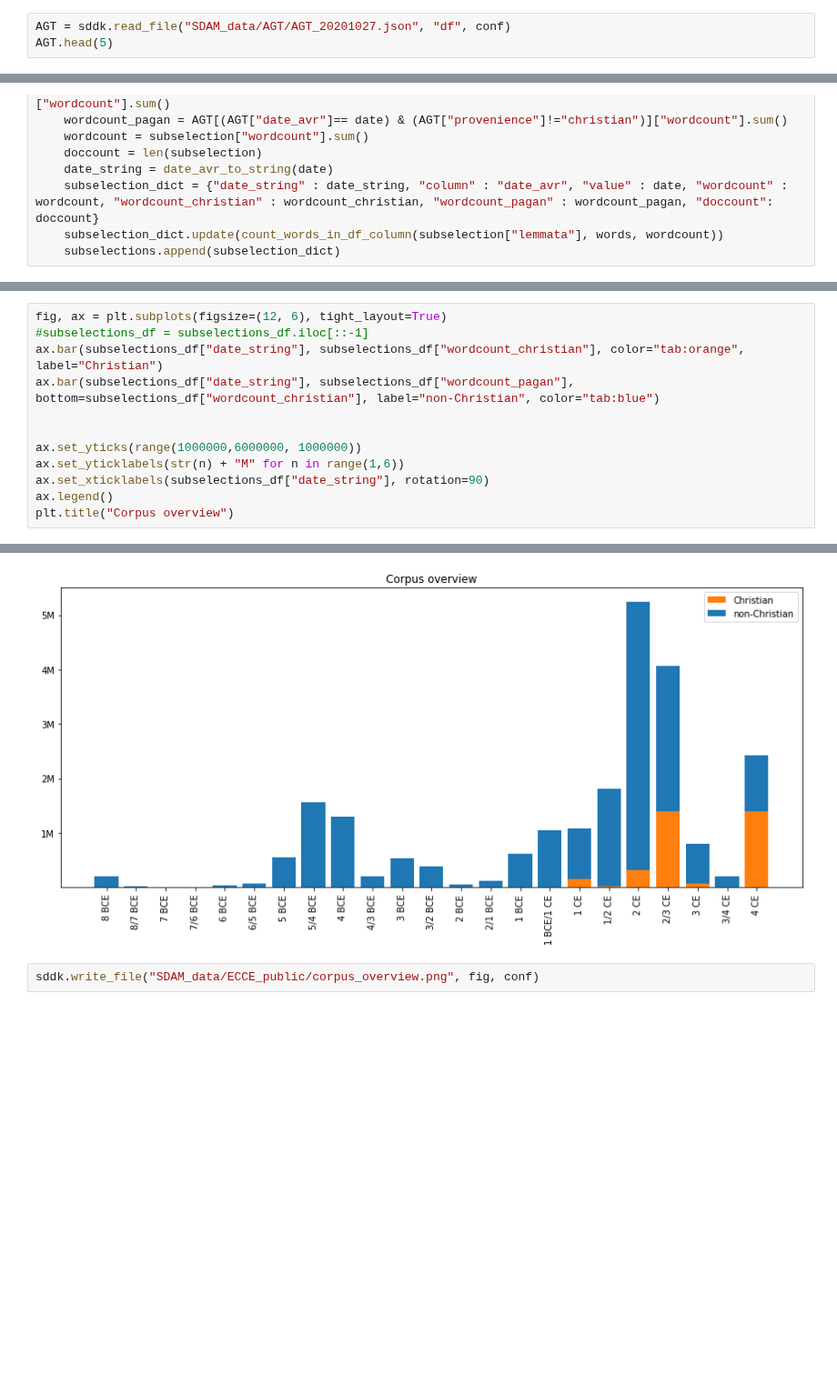
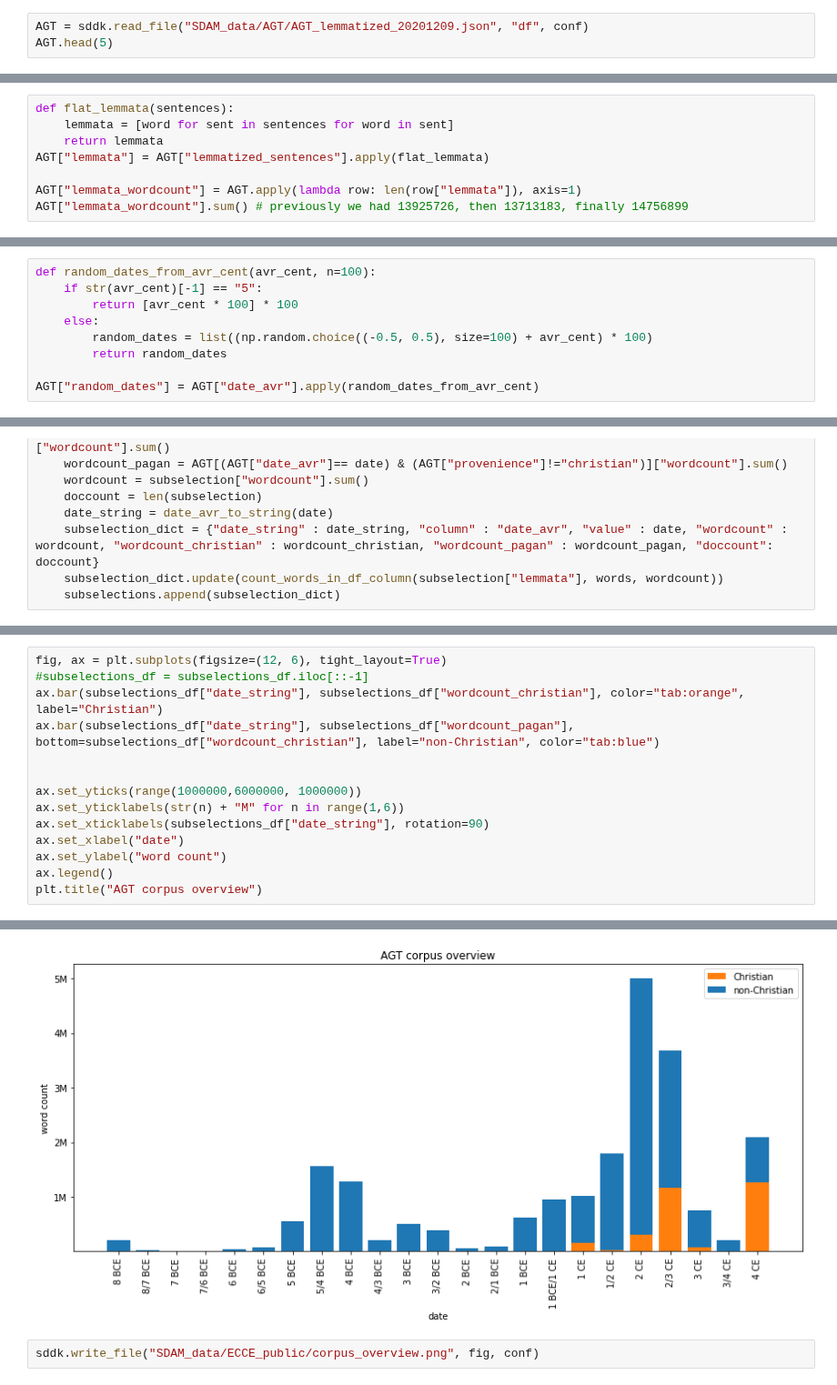
Before and after one commit to kasev/ECCE, a Jupyter notebook: scripts/DATA_OVERVIEW.ipynb, the cells around one changed output, grey strips where cells are left out. Shown at 91% size. Drawn from its saved outputs; the diff is of its cells as text; blank space fills up the shorter version.

```diff
--- a/scripts/DATA_OVERVIEW.ipynb
+++ b/scripts/DATA_OVERVIEW.ipynb
@@ -64,6 +67,6 @@ ECCE_AGT_overview = gc.open_by_url("https://docs.google.com/spreadsheets/d/1KPpP
 # %% [markdown]
 # Import the data
 # %%
-AGT = sddk.read_file("SDAM_data/AGT/AGT_20201027.json", "df", conf)
+AGT = sddk.read_file("SDAM_data/AGT/AGT_lemmatized_20201209.json", "df", conf)
 AGT.head(5)
 # %% [output]
@@ -75,0 +79,8 @@ AGT.head(5)
+# %%
+def flat_lemmata(sentences):
+    lemmata = [word for sent in sentences for word in sent]
+    return lemmata
+AGT["lemmata"] = AGT["lemmatized_sentences"].apply(flat_lemmata)
+
+AGT["lemmata_wordcount"] = AGT.apply(lambda row: len(row["lemmata"]), axis=1)
+AGT["lemmata_wordcount"].sum() # previously we had 13925726, then 13713183, finally 14756899
@@ -92,3 +105,12 @@ AGT[AGT["date_avr"]< 4]["wordcount"].sum()
+# %%
+def random_dates_from_avr_cent(avr_cent, n=100):
+    if str(avr_cent)[-1] == "5":
+        return [avr_cent * 100] * 100
+    else:
+        random_dates = list((np.random.choice((-0.5, 0.5), size=100) + avr_cent) * 100)
+        return random_dates
+
+AGT["random_dates"] = AGT["date_avr"].apply(random_dates_from_avr_cent)
 # %% [markdown]
 # δικ* over the whole corpus
 # %%
@@ -231,6 +273,8 @@ ax.bar(subselections_df["date_string"], subselections_df["wordcount_pagan"], bot
 ax.set_yticks(range(1000000,6000000, 1000000))
 ax.set_yticklabels(str(n) + "M" for n in range(1,6))
 ax.set_xticklabels(subselections_df["date_string"], rotation=90)
+ax.set_xlabel("date")
+ax.set_ylabel("word count")
 ax.legend()
-plt.title("Corpus overview")
+plt.title("AGT corpus overview")
 # %% [output]
@@ -238,4 +283,4 @@ Text(0.5, 1.0, 'Corpus overview')
-[figure, old version]
+[figure, new version]
 # %%
 sddk.write_file("SDAM_data/ECCE_public/corpus_overview.png", fig, conf)
 # %% [output]
```
Also changed, not shown: parts of 39 cells of this notebook, 1 other file.
